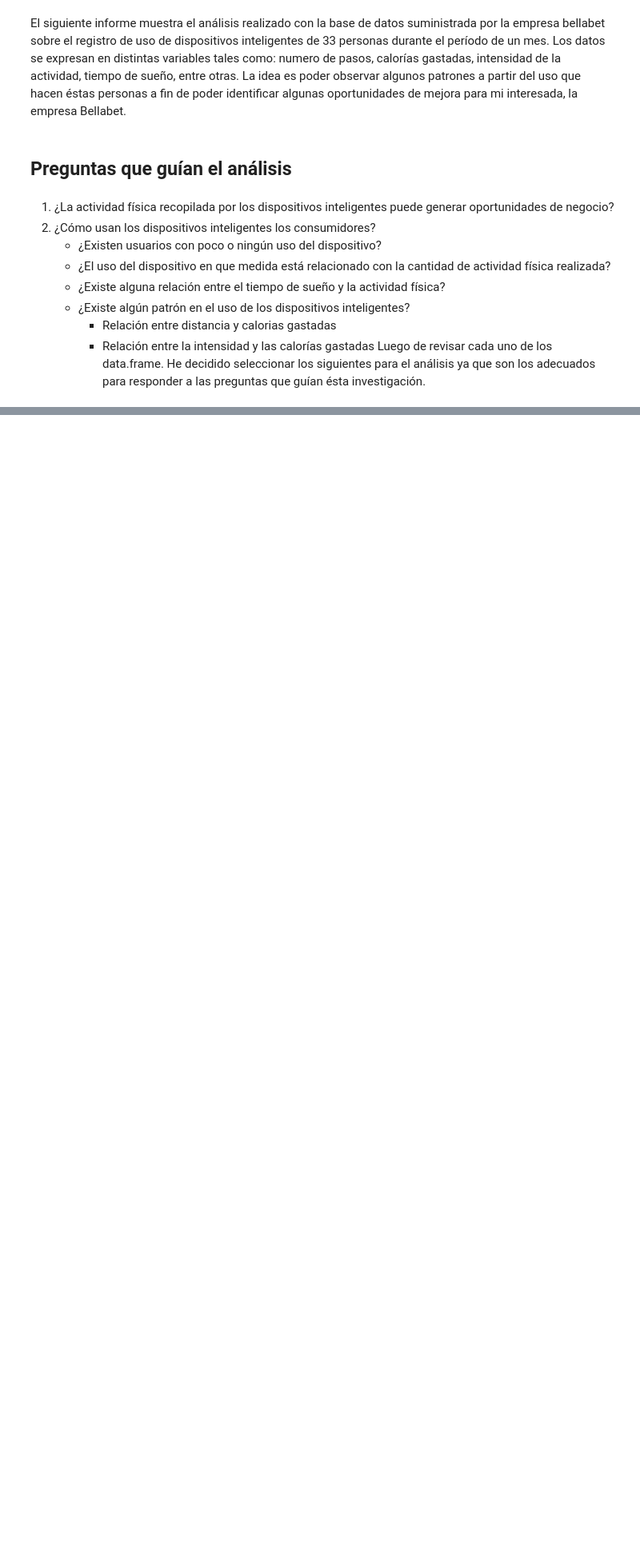
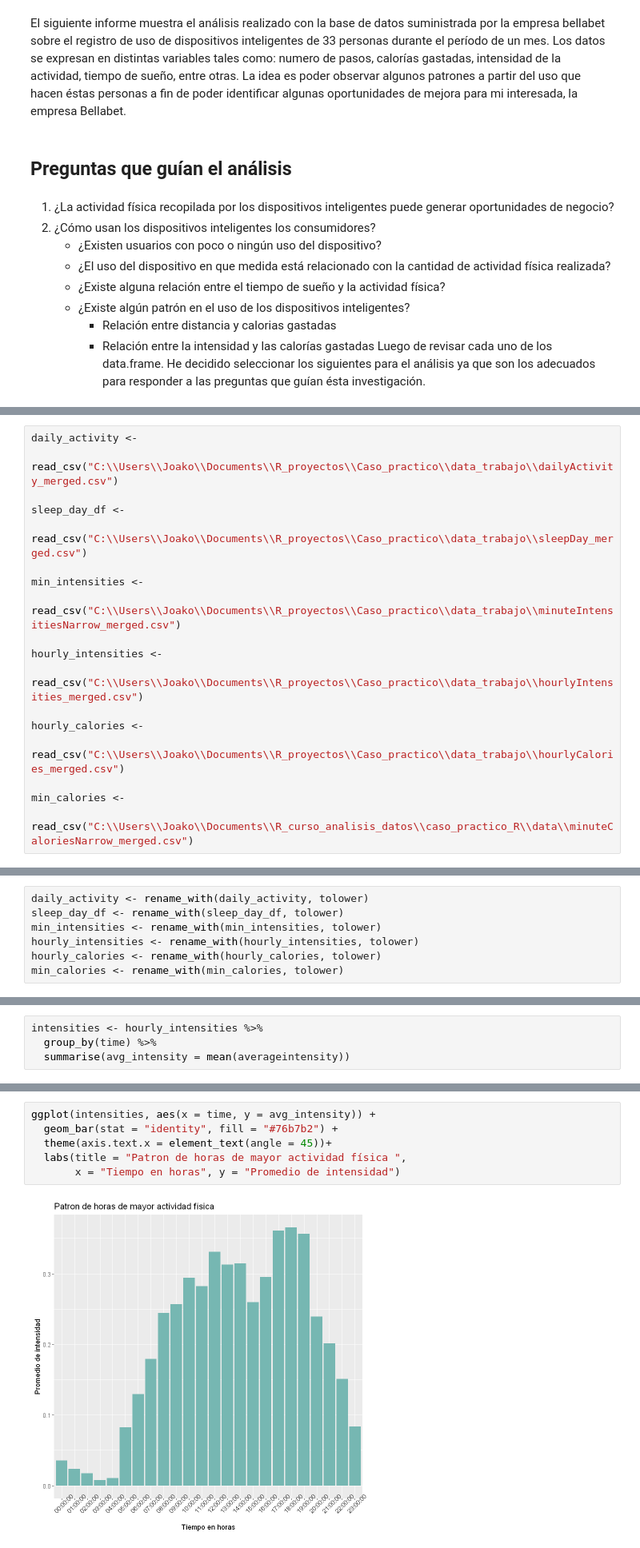
Before and after one commit to joakomedina/caso_practico_R, a Jupyter notebook: informe_jupyter/informe_final.ipynb, the cells around one changed output, grey strips where cells are left out. Shown: that part at 80% size. Drawn from its saved outputs; the diff is of its cells as text; blank space fills up the shorter version.

```diff
--- a/informe_jupyter/informe_final.ipynb
+++ b/informe_jupyter/informe_final.ipynb
@@ -30,0 +145,18 @@ hourlyCalories_merged.csv          | hourly_calories
+# %%
+daily_activity <-
+    read_csv("C:\\Users\\Joako\\Documents\\R_proyectos\\Caso_practico\\data_trabajo\\dailyActivity_merged.csv")
+
+sleep_day_df <-
+    read_csv("C:\\Users\\Joako\\Documents\\R_proyectos\\Caso_practico\\data_trabajo\\sleepDay_merged.csv")
+
+min_intensities <-
+    read_csv("C:\\Users\\Joako\\Documents\\R_proyectos\\Caso_practico\\data_trabajo\\minuteIntensitiesNarrow_merged.csv")
+
+hourly_intensities <-
+    read_csv("C:\\Users\\Joako\\Documents\\R_proyectos\\Caso_practico\\data_trabajo\\hourlyIntensities_merged.csv")
+
+hourly_calories <-
+    read_csv("C:\\Users\\Joako\\Documents\\R_proyectos\\Caso_practico\\data_trabajo\\hourlyCalories_merged.csv")
+
+min_calories <-
+  read_csv("C:\\Users\\Joako\\Documents\\R_curso_analisis_datos\\caso_practico_R\\data\\minuteCaloriesNarrow_merged.csv")
@@ -30,0 +426,7 @@ hourlyCalories_merged.csv          | hourly_calories
+# %%
+daily_activity <- rename_with(daily_activity, tolower)
+sleep_day_df <- rename_with(sleep_day_df, tolower)
+min_intensities <- rename_with(min_intensities, tolower)
+hourly_intensities <- rename_with(hourly_intensities, tolower)
+hourly_calories <- rename_with(hourly_calories, tolower)
+min_calories <- rename_with(min_calories, tolower)
@@ -30,0 +604,4 @@ hourlyCalories_merged.csv          | hourly_calories
+# %%
+intensities <- hourly_intensities %>%
+  group_by(time) %>%
+  summarise(avg_intensity = mean(averageintensity))
@@ -30,0 +610,8 @@ hourlyCalories_merged.csv          | hourly_calories
+# %%
+ggplot(intensities, aes(x = time, y = avg_intensity)) +
+  geom_bar(stat = "identity", fill = "#76b7b2") +
+  theme(axis.text.x = element_text(angle = 45))+
+  labs(title = "Patron de horas de mayor actividad física ",
+       x = "Tiempo en horas", y = "Promedio de intensidad")
+# %% [output]
+[figure, added]
```
Also changed, not shown: parts of 101 cells of this notebook.
